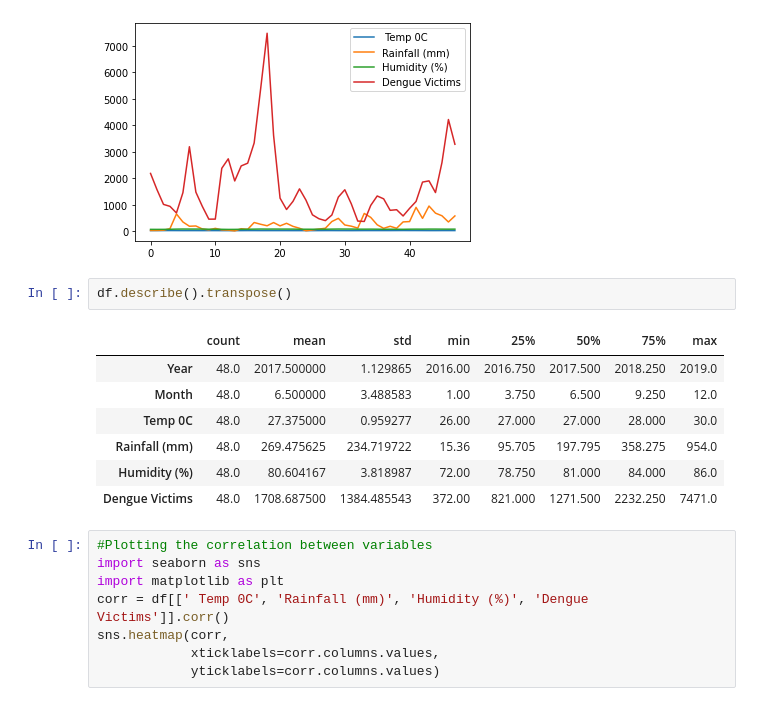
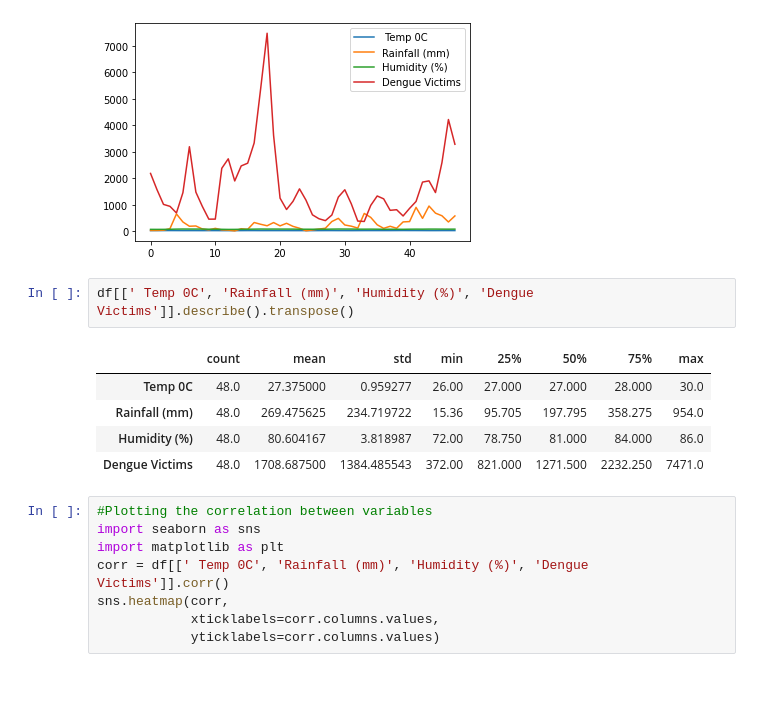
Before and after one commit to Roshani-Abeysekera/Forecasting-Monthly-Dengue-Cases-Using-Climatic-Factors-In-Colombo-District-With-Machine-Learning., a Jupyter notebook: MLP.ipynb, the cells around one changed output. Saved outputs shown, nothing was run; the diff lists cells and outputs as text.

```diff
--- a/MLP.ipynb
+++ b/MLP.ipynb
@@ -30,11 +30,9 @@ pyplot.show()
 # %% [output]
 [figure]
 # %%
-df.describe().transpose()
+df[[' Temp 0C', 'Rainfall (mm)', 'Humidity (%)', 'Dengue Victims']].describe().transpose()
 # %% [output]
 |  | count | mean | std | min | 25% | 50% | 75% | max |
-| Year | 48.0 | 2017.500000 | 1.129865 | 2016.00 | 2016.750 | 2017.500 | 2018.250 | 2019.0 |
-| Month | 48.0 | 6.500000 | 3.488583 | 1.00 | 3.750 | 6.500 | 9.250 | 12.0 |
 | Temp 0C | 48.0 | 27.375000 | 0.959277 | 26.00 | 27.000 | 27.000 | 28.000 | 30.0 |
 | Rainfall (mm) | 48.0 | 269.475625 | 234.719722 | 15.36 | 95.705 | 197.795 | 358.275 | 954.0 |
 | Humidity (%) | 48.0 | 80.604167 | 3.818987 | 72.00 | 78.750 | 81.000 | 84.000 | 86.0 |
```
Also changed, not shown: parts of 1 cell of this notebook.
